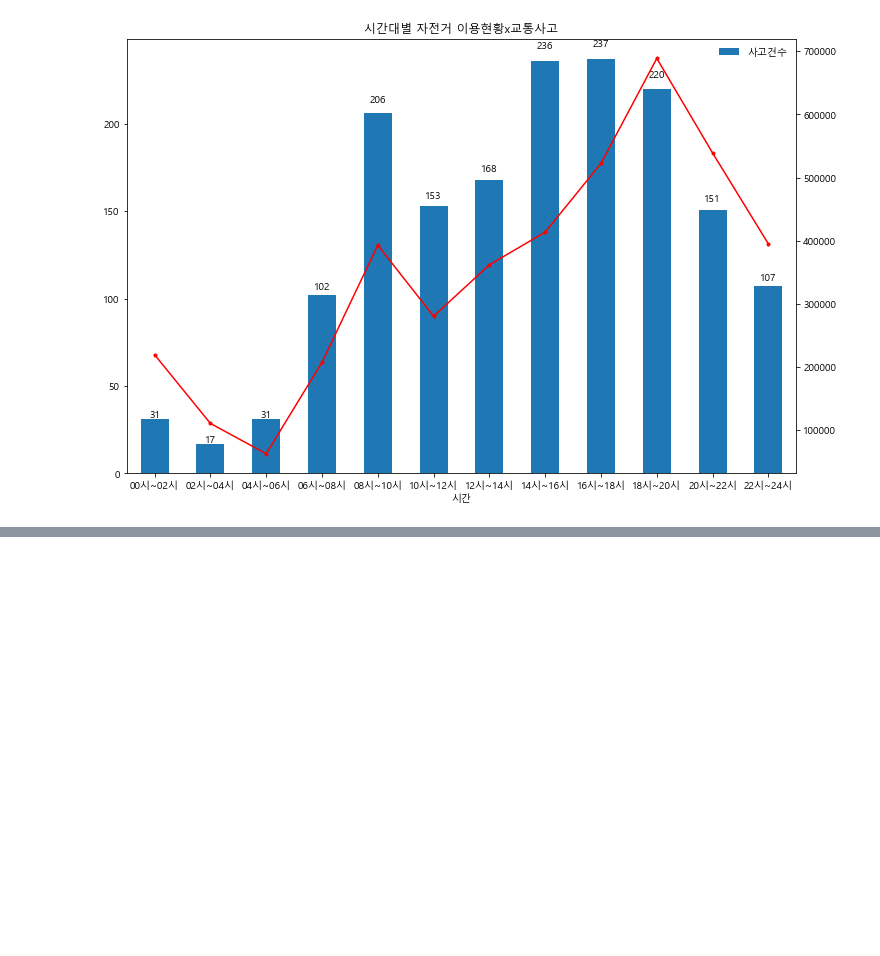
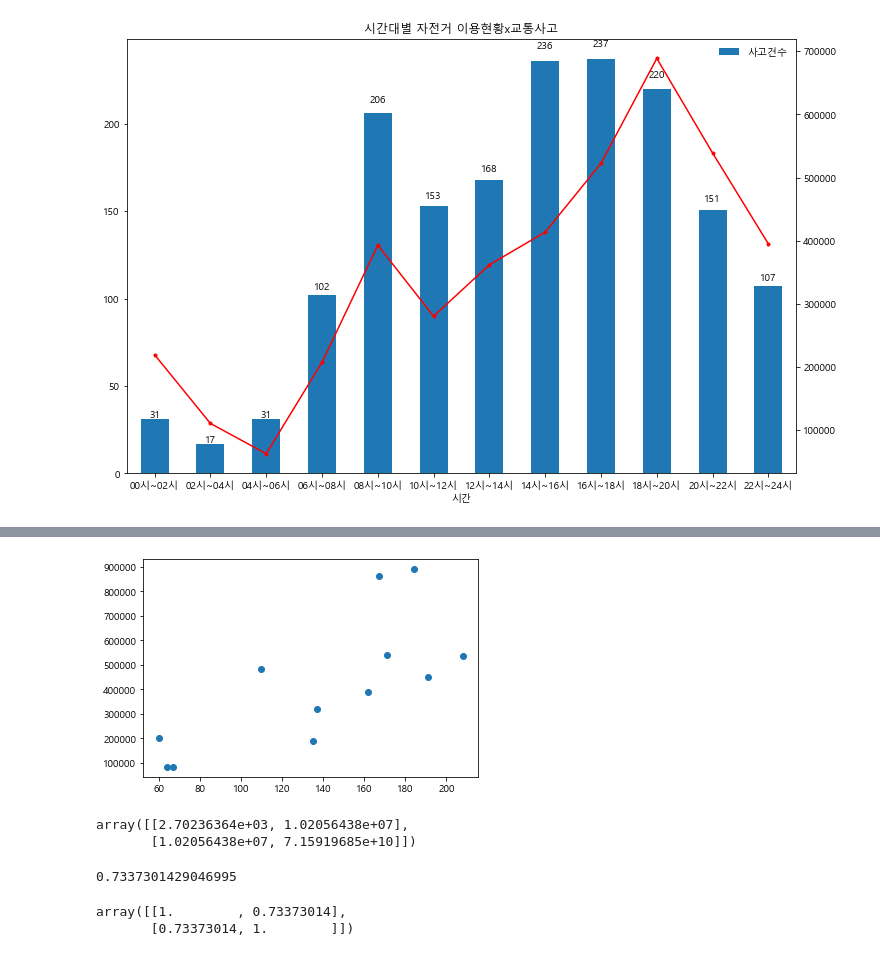
Before and after one commit to LeeHwayeon/bicycle-analysis, a Jupyter notebook: 화연/2017 자전거 이용현황+교통사고.ipynb, the cells around one changed output, grey strips where cells are left out. Saved outputs shown, nothing was run; the diff lists cells and outputs as text; code cells hidden in the pictures; blank space fills up the shorter version.

```diff
--- a/화연/2017 자전거 이용현황+교통사고.ipynb
+++ b/화연/2017 자전거 이용현황+교통사고.ipynb
@@ -468,0 +568,20 @@ plt.show()
+# %%
+#월별 상관관계 분석을 해봄
+plt.scatter(ac_month["사고건수"], month["'이용건수'"])
+plt.show()
+#공분산
+np.cov(ac_month["사고건수"], month["'이용건수'"])
+# %% [output]
+[figure, added]
+array([[2.70236364e+03, 1.02056438e+07],
+       [1.02056438e+07, 7.15919685e+10]])
+# %%
+#상관관계
+ac_month["사고건수"].corr(month["'이용건수'"])
+# %% [output]
+0.7337301429046995
+# %%
+np.corrcoef(ac_month["사고건수"], month["'이용건수'"])
+# %% [output]
+array([[1.        , 0.73373014],
+       [0.73373014, 1.        ]])
```
Also changed, not shown: parts of 17 cells of this notebook, 1 other file.
